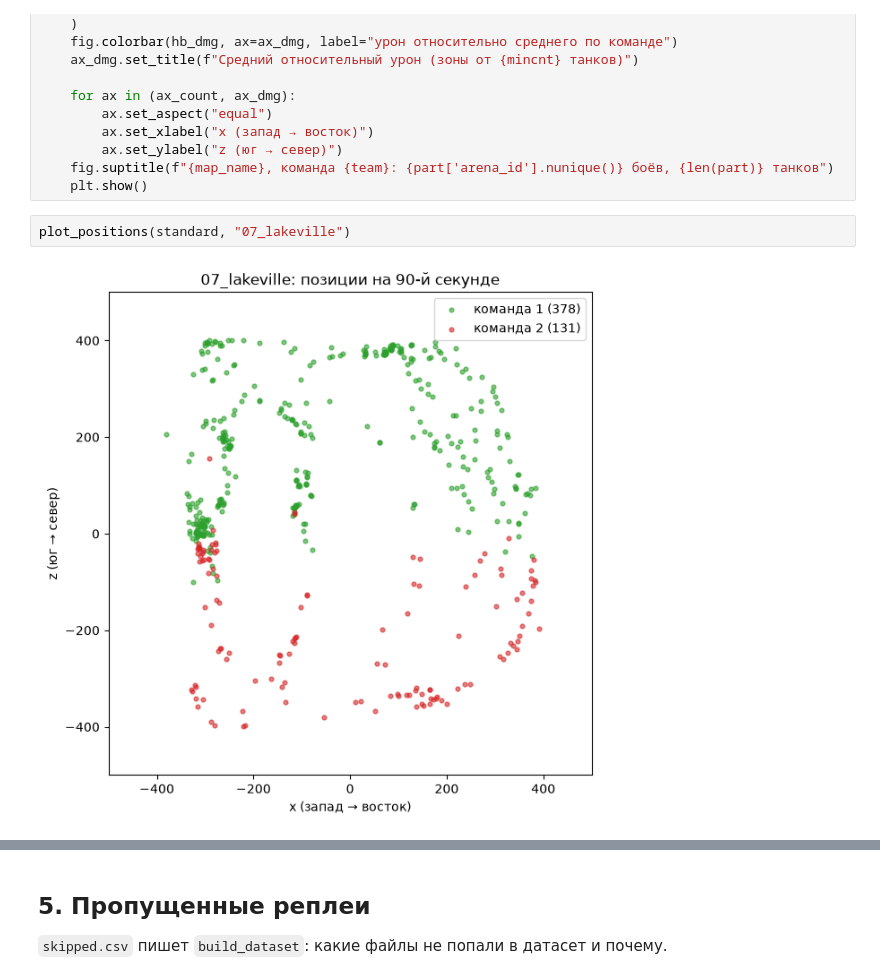
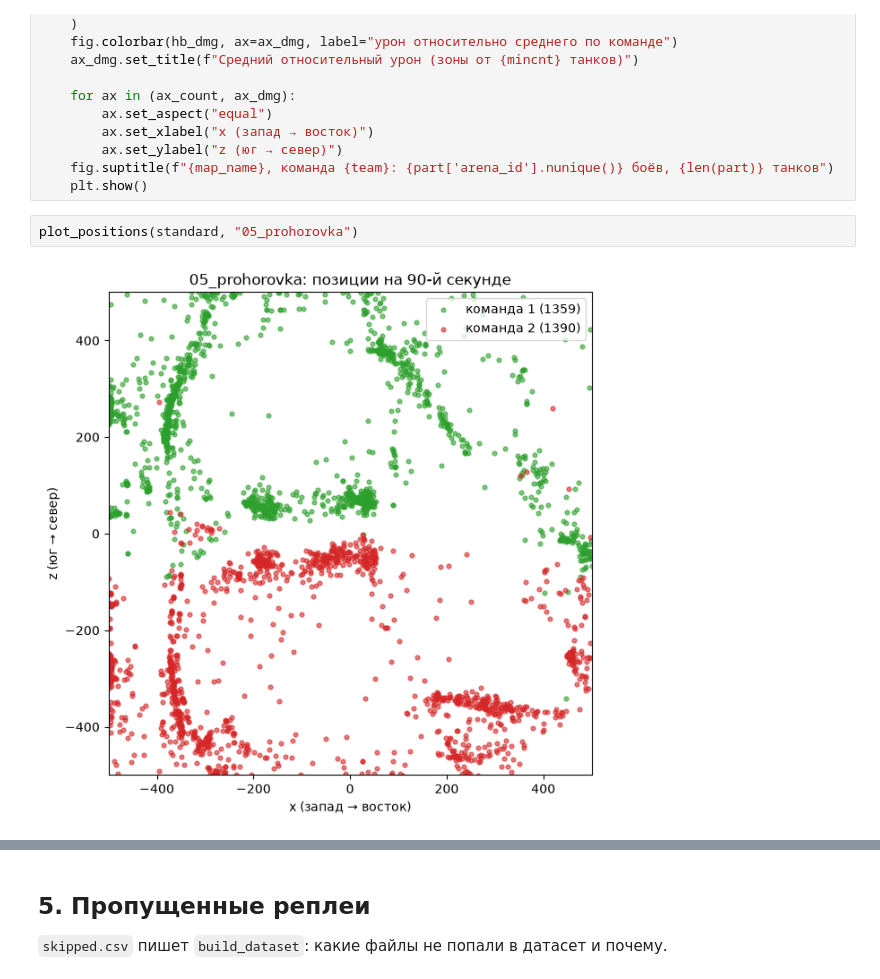
Before and after one commit to JIAIM/wotAI, a Jupyter notebook: notebooks/01_eda.ipynb, the cells around one changed output, grey strips where cells are left out. Drawn from its saved outputs; the diff is of its cells as text.

```diff
--- a/notebooks/01_eda.ipynb
+++ b/notebooks/01_eda.ipynb
@@ -196,7 +198,7 @@ def plot_damage_heatmap(data, map_name, team, gridsize=12, mincnt=3):
     fig.suptitle(f"{map_name}, команда {team}: {part['arena_id'].nunique()} боёв, {len(part)} танков")
     plt.show()
 # %%
-plot_positions(standard, "07_lakeville")
+plot_positions(standard, "05_prohorovka")
 # %% [output]
-[figure, old version]
+[figure, new version]
 # %%
```
Also changed, not shown: parts of 8 cells of this notebook, 3 other files.
